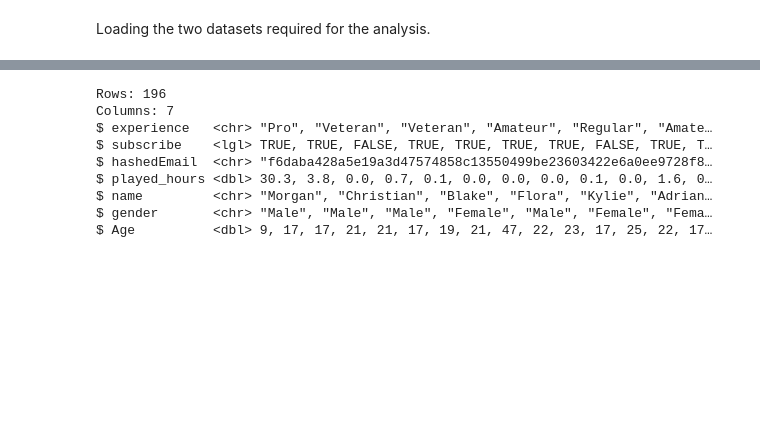
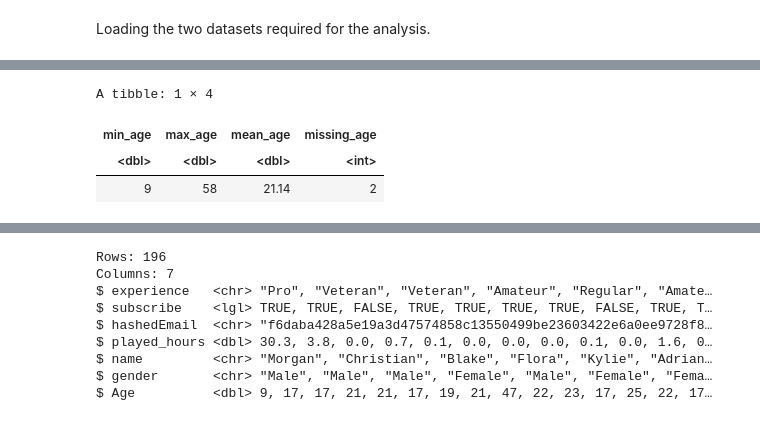
Before and after one commit to zgao36/DSCI-100-2025W1-Group-34, a Jupyter notebook: DSCI100_project_PG_34.ipynb, the cells around one changed output, grey strips where cells are left out. Drawn from its saved outputs; the diff is of its cells as text; code cells hidden in the pictures; blank space fills up the shorter version.

```diff
--- a/DSCI100_project_PG_34.ipynb
+++ b/DSCI100_project_PG_34.ipynb
@@ -61,0 +76,13 @@ Loading the two datasets required for the analysis.
+# %%
+players_data |>
+  summarise(
+    min_age = min(Age, na.rm = TRUE),
+    max_age = max(Age, na.rm = TRUE),
+    mean_age = round(mean(Age, na.rm = TRUE), 2),
+    missing_age = sum(is.na(Age))
+  )
+# %% [output]
+A tibble: 1 × 4
+| min_age | max_age | mean_age | missing_age |
+| <dbl> | <dbl> | <dbl> | <int> |
+| 9 | 58 | 21.14 | 2 |
```
Also changed, not shown: parts of 28 cells of this notebook.
